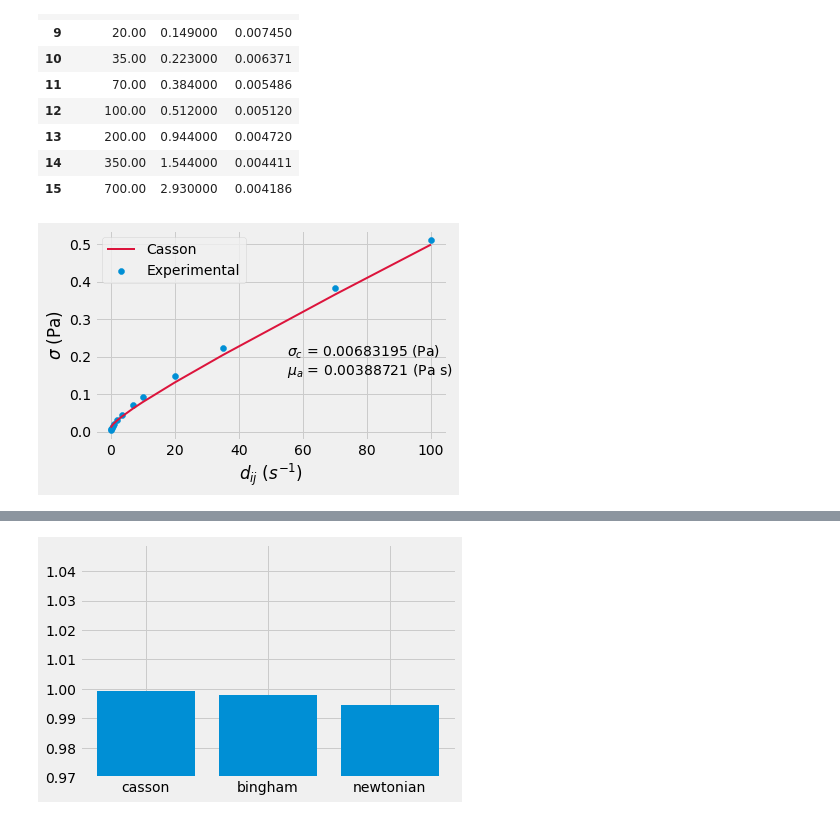
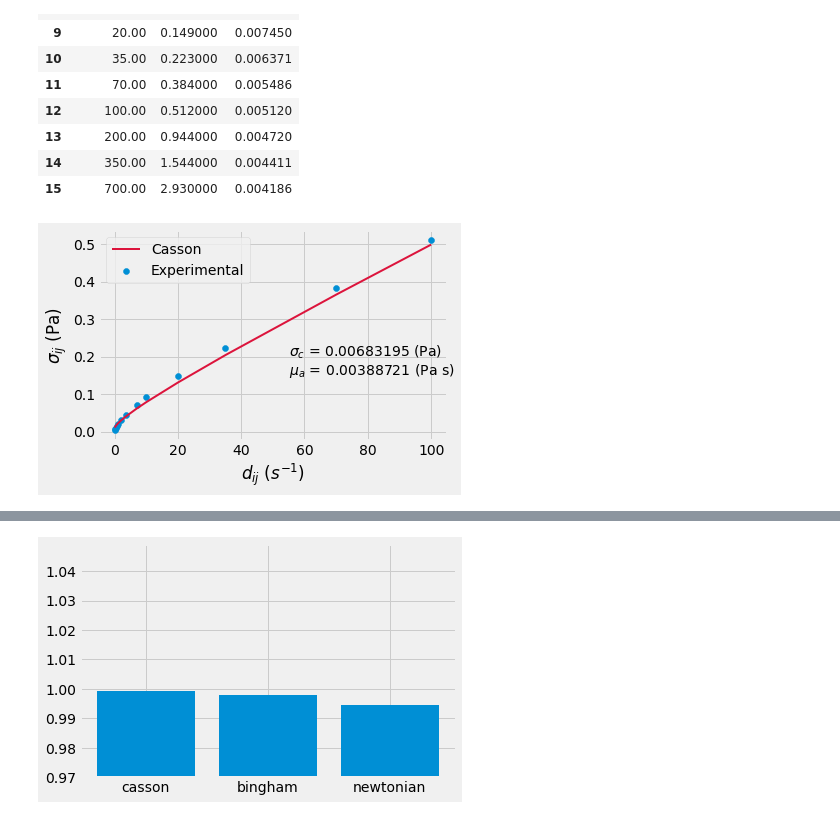
Before and after one commit to ElMehdi19/master-thesis, a Jupyter notebook: notebooks/rheo/BloodRheology.ipynb, the cells around one changed output, grey strips where cells are left out. Saved outputs shown, nothing was run; the diff lists cells and outputs as text; code cells hidden in the pictures.

```diff
--- a/notebooks/rheo/BloodRheology.ipynb
+++ b/notebooks/rheo/BloodRheology.ipynb
@@ -27,29 +27,29 @@ df
 # %%
 # Casson
 casson_reg = LinearRegression()
 casson_reg.fit(df[['ShearRate']] ** 0.5, df.Stress ** 0.5)
 casson_yield = casson_reg.intercept_
 casson_viscosity = casson_reg.coef_[0]
 
 def casson_model(shear_rates):
     cy = casson_yield ** 2
     cv = casson_viscosity ** 2
     return cy +  cv * shear_rates + 2 * np.math.pow(cy * cv * shear_rates , 0.5)
 
 casson = np.vectorize(casson_model)
 with plt.style.context('fivethirtyeight'):
     plt.scatter(df.ShearRate[:13], df.Stress[:13], label='Experimental')
     plt.plot(df.ShearRate[:13], casson(df.ShearRate[:13]), label='Casson', linewidth=2, color='crimson')
     plt.xlabel('$d_{ij}$ $(s^{-1})$')
-    plt.ylabel('$\sigma$ (Pa)')
+    plt.ylabel('$\sigma_{ij}$ (Pa)')
     plt.text(55, 0.2, f'$\\sigma_c$ = {casson_yield ** 2:.8f} (Pa)')
     plt.text(55, 0.15, f'$\\mu_a$ = {casson_viscosity ** 2:.8f} (Pa s)')
     plt.legend()
     plt.tight_layout()
     plt.savefig('fig_casson.png', transparent=True, edgecolor=None)
     plt.show()
 # %% [output]
-[figure, old version]
+[figure, new version]
 # %%
 # Bingham
 bingham_reg = LinearRegression()
```
Also changed, not shown: parts of 3 cells of this notebook, 4 other files.
